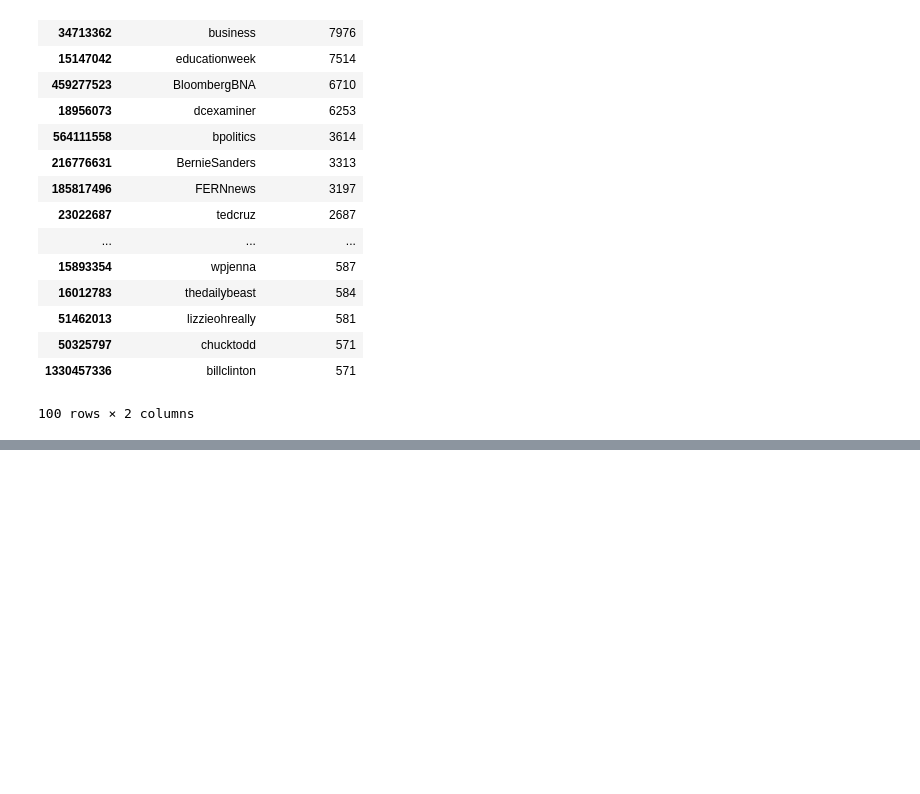
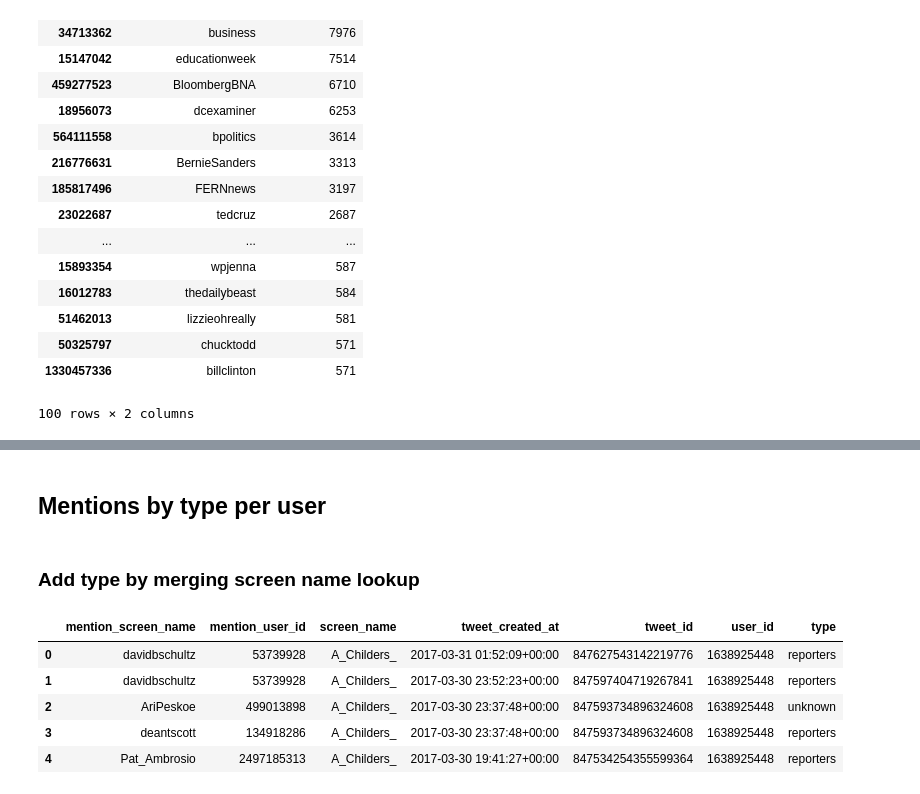
Before and after one commit to justinlittman/beltway_reporters, a Jupyter notebook: jupyter/Mentions.ipynb, the cells around one changed output, grey strips where cells are left out. Drawn from its saved outputs; the diff is of its cells as text; code cells hidden in the pictures; blank space fills up the shorter version.

```diff
--- a/jupyter/Mentions.ipynb
+++ b/jupyter/Mentions.ipynb
@@ -271,0 +287,15 @@ top_not_known_mention_df[['mention_screen_name', 'mention_count']].head(100)
+# %% [markdown]
+## Mentions by type per user
+# %% [markdown]
+### Add type by merging screen name lookup
+# %%
+mention_all_join_df = pd.merge(dedupe_mention_df, screen_name_lookup_df[['type']], how='left', left_on='mention_user_id', right_index=True)
+mention_all_join_df['type'].fillna('unknown', inplace=True)
+mention_all_join_df.head()
+# %% [output]
+|  | mention_screen_name | mention_user_id | screen_name | tweet_created_at | tweet_id | user_id | type |
+| 0 | davidbschultz | 53739928 | A_Childers_ | 2017-03-31 01:52:09+00:00 | 847627543142219776 | 1638925448 | reporters |
+| 1 | davidbschultz | 53739928 | A_Childers_ | 2017-03-30 23:52:23+00:00 | 847597404719267841 | 1638925448 | reporters |
+| 2 | AriPeskoe | 499013898 | A_Childers_ | 2017-03-30 23:37:48+00:00 | 847593734896324608 | 1638925448 | unknown |
+| 3 | deantscott | 134918286 | A_Childers_ | 2017-03-30 23:37:48+00:00 | 847593734896324608 | 1638925448 | reporters |
+| 4 | Pat_Ambrosio | 2497185313 | A_Childers_ | 2017-03-30 19:41:27+00:00 | 847534254355599364 | 1638925448 | reporters |
```
Also changed, not shown: parts of 5 cells of this notebook, 2 other files.
